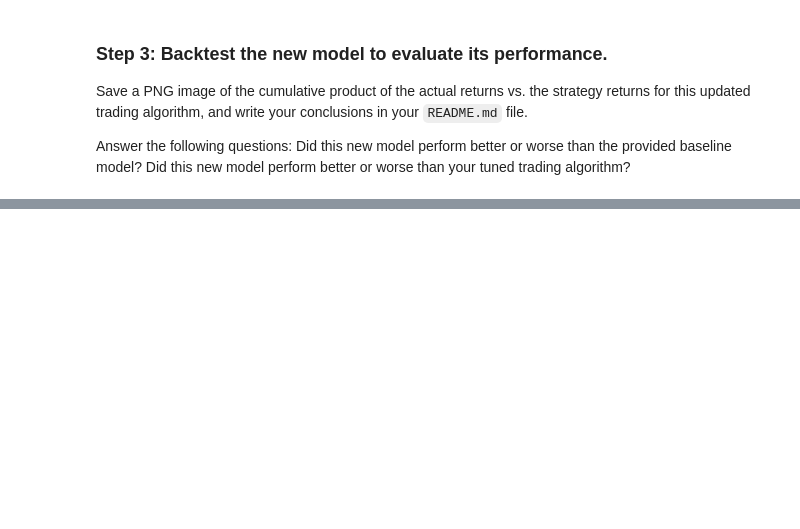
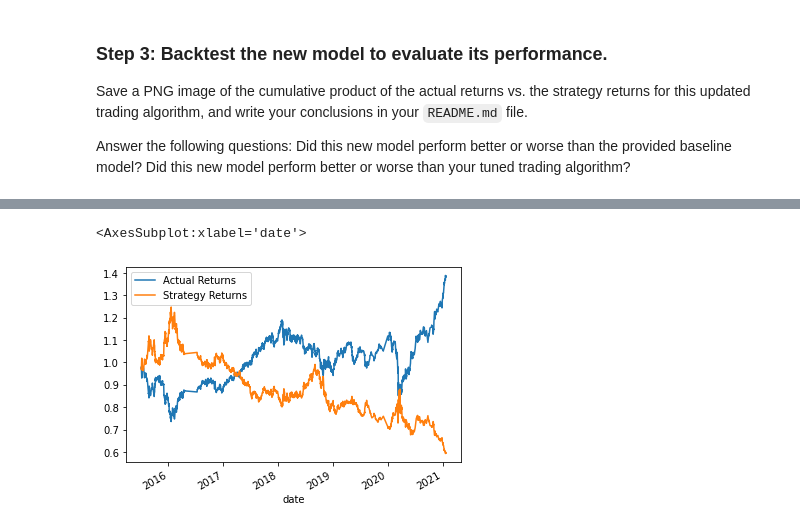
Before and after one commit to Anu86/Module_14, a Jupyter notebook: machine_learning_trading_bot.ipynb, the cells around one changed output, grey strips where cells are left out. Drawn from its saved outputs; the diff is of its cells as text; code cells hidden in the pictures; blank space fills up the shorter version.

Commit message:
DecisionTreeClassifier

```diff
--- a/machine_learning_trading_bot.ipynb
+++ b/machine_learning_trading_bot.ipynb
@@ -418,18 +418,20 @@ In this section, you’ll use the original parameters that the starter code prov
 ### Step 1:  Import a new classifier, such as `AdaBoost`, `DecisionTreeClassifier`, or `LogisticRegression`. (For the full list of classifiers, refer to the [Supervised learning page](https://scikit-learn.org/stable/supervised_learning.html) in the scikit-learn documentation.)
 # %%
 # Import a new classifier from SKLearn
-# YOUR CODE HERE
+from sklearn import tree
+#from sklearn.ensemble import AdaBoostClassifier
 
 # Initiate the model instance
-# YOUR CODE HERE
+dtc_model = tree.DecisionTreeClassifier()
+#dtc_model = AdaBoostClassifier()
 # %% [markdown]
 ### Step 2: Using the original training data as the baseline model, fit another model with the new classifier.
 # %%
 # Fit the model using the training data
-model = # YOUR CODE HERE
+dtc_model = dtc_model.fit(X_train_scaled, y_train)
 
 # Use the testing dataset to generate the predictions for the new model
-pred = # YOUR CODE HERE
+pred = dtc_model.predict(X_test_scaled)
 
 # Review the model's predicted values
-# YOUR CODE HERE
+pred[:10]
@@ -451,16 +464,20 @@ Did this new model perform better or worse than your tuned trading algorithm?
 # Create a new empty predictions DataFrame.
 
 # Create a predictions DataFrame
-# YOUR CODE HERE
+predictions_df = pd.DataFrame(index=X_test.index)
 
 # Add the SVM model predictions to the DataFrame
-# YOUR CODE HERE
+predictions_df['Predicted'] = pred
 
 # Add the actual returns to the DataFrame
-# YOUR CODE HERE
+predictions_df['Actual Returns'] =  signals_df["Actual Returns"]
 
 # Add the strategy returns to the DataFrame
-# YOUR CODE HERE
+predictions_df['Strategy Returns'] = (
+    predictions_df["Actual Returns"] * predictions_df["Predicted"]
+)
+
 
 # Review the DataFrame
-# YOUR CODE HERE
+display(predictions_df.head())
+display(predictions_df.tail())
@@ -467,3 +499,6 @@ Did this new model perform better or worse than your tuned trading algorithm?
 # %%
 # Plot the actual returns versus the strategy returns
-# YOUR CODE HERE
+(1 + predictions_df[["Actual Returns", "Strategy Returns"]]).cumprod().plot()
+# %% [output]
+<AxesSubplot:xlabel='date'>
+[figure, added]
```
Also changed, not shown: parts of 4 cells of this notebook.
